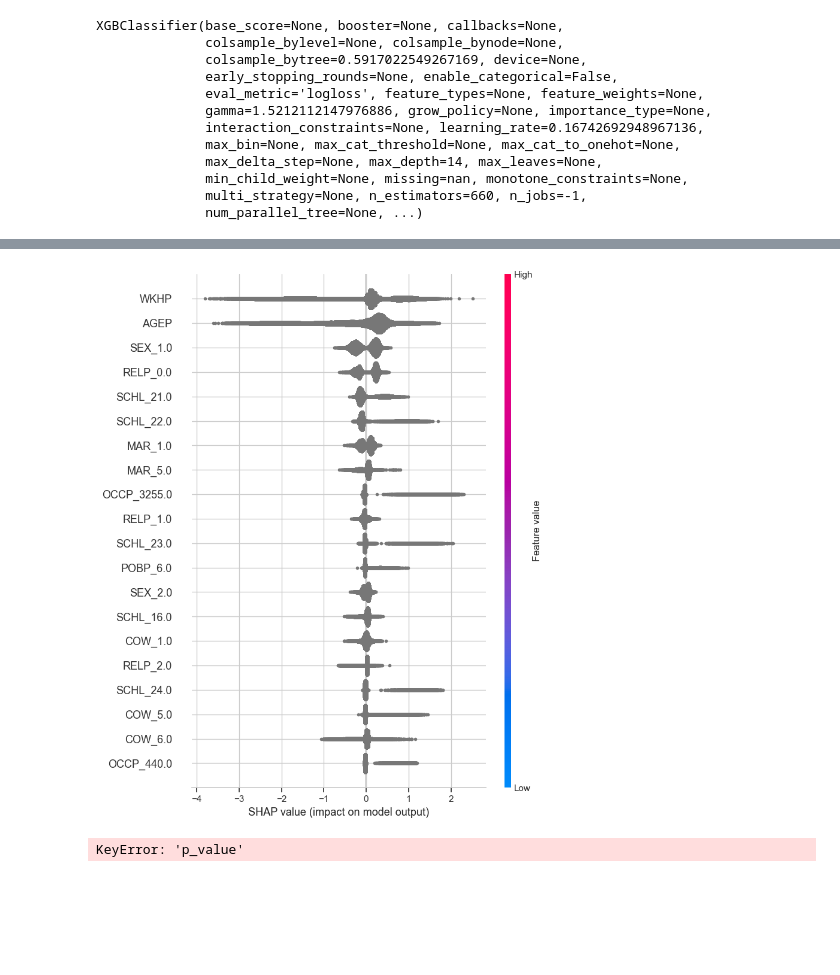
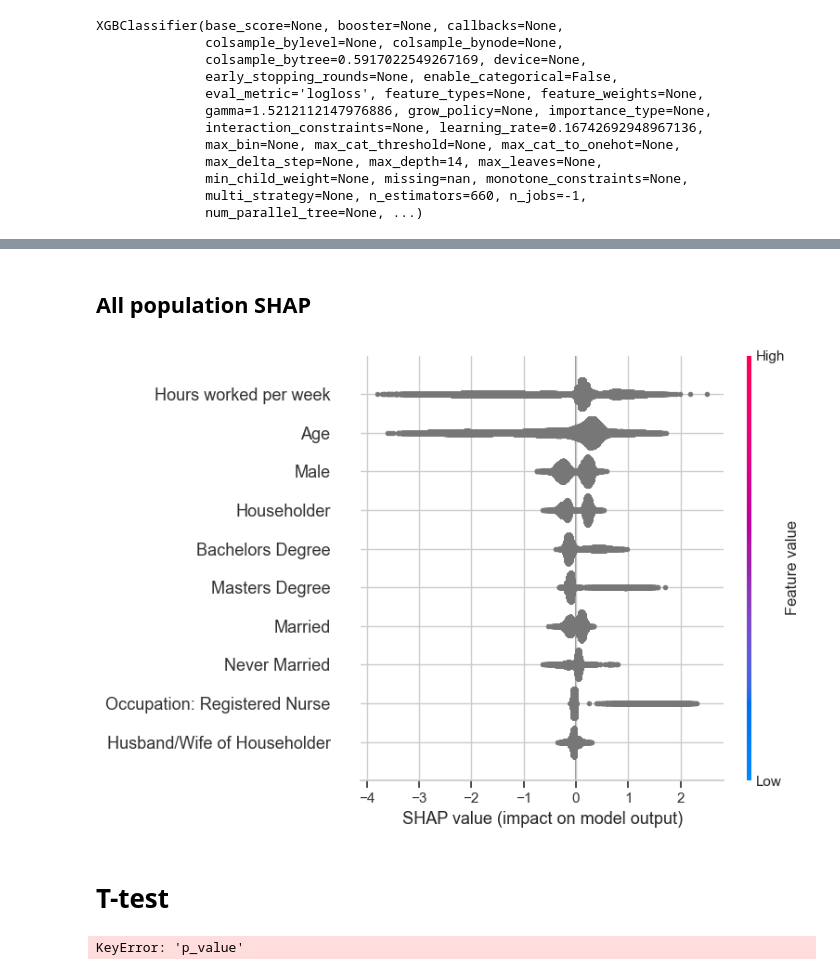
Before and after one commit to antisocialites/HCML, a Jupyter notebook: XGBoost/ACSIncome_xgboost.ipynb, the cells around one changed output, grey strips where cells are left out. Cells and saved outputs as stored; diff of their text form; code cells hidden in the pictures; blank space fills up the shorter version.

Commit message:
SHAP values for subgroups and renaming function

```diff
--- a/XGBoost/ACSIncome_xgboost.ipynb
+++ b/XGBoost/ACSIncome_xgboost.ipynb
@@ -327,0 +327,23 @@ shap_values = explainer(X_test_enc)
+# %%
+def rename_features(shap_values):
+    custom_names = {
+    'WKHP': 'Hours worked per week',
+    'AGEP': 'Age',
+    'SEX_1.0': 'Male',
+    'SEX_2.0': 'Female',
+    'RELP_0.0': 'Householder',
+    'SCHL_21.0': 'Bachelors Degree',
+    'SCHL_22.0': 'Masters Degree',
+    'SCHL_23.0': 'Professional degree beyond a bachelos degree',
+    'MAR_1.0': 'Married',
+    'MAR_5.0': 'Never Married',
+    'OCCP_3255.0': 'Occupation: Registered Nurse',
+    'RELP_1.0': 'Husband/Wife of Householder',
+    'RAC1P_2.0': 'Black or African American alone',
+    'RAC1P_1.0': 'White alone'
+    }
+    renamed_features = [
+        custom_names.get(name, name)
+        for name in shap_values.feature_names
+    ]
+    return renamed_features
@@ -328,7 +406,14 @@ shap_values = explainer(X_test_enc)
+# %% [markdown]
+## All population SHAP
+# %%
+shap_values = explainer(X_test_enc)
+shap_values.feature_names = rename_features(shap_values)
 # %%
-shap.summary_plot(shap_values, X_test_enc)
+shap.summary_plot(shap_values, X_test_enc, max_display=10)
 # %% [output]
-[figure, old version]
+[figure, new version]
+# %% [markdown]
+# T-test
 # %%
 from scipy.stats import ttest_ind
 
```
Also changed, not shown: parts of 17 cells of this notebook.
